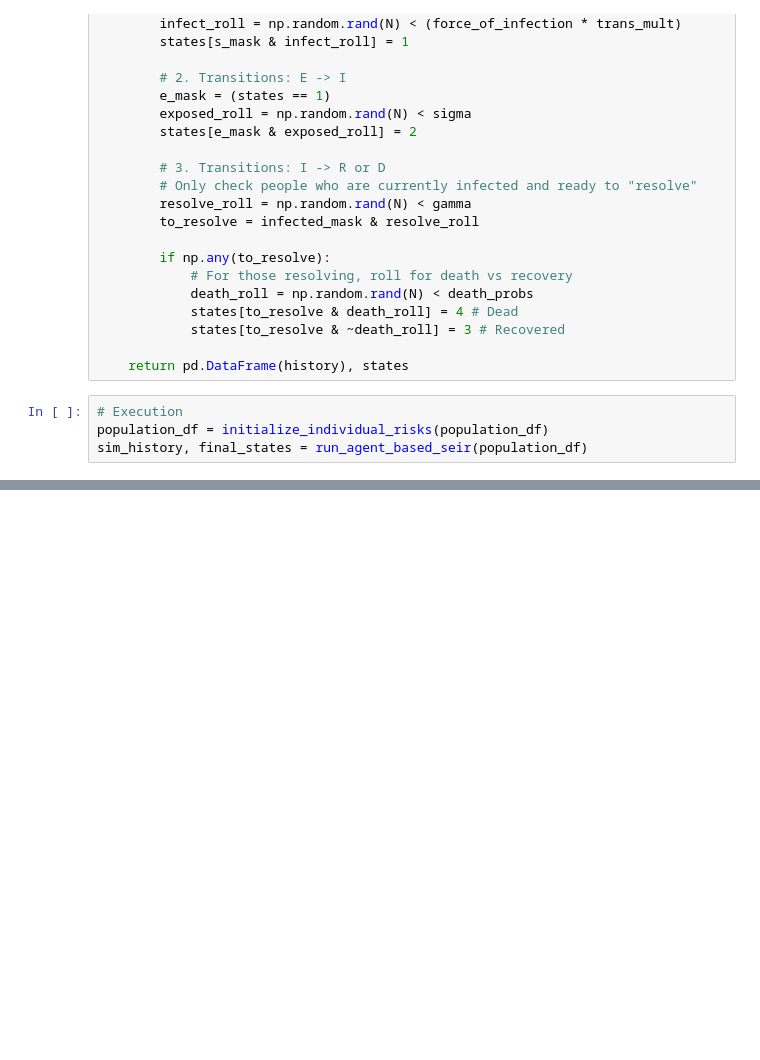
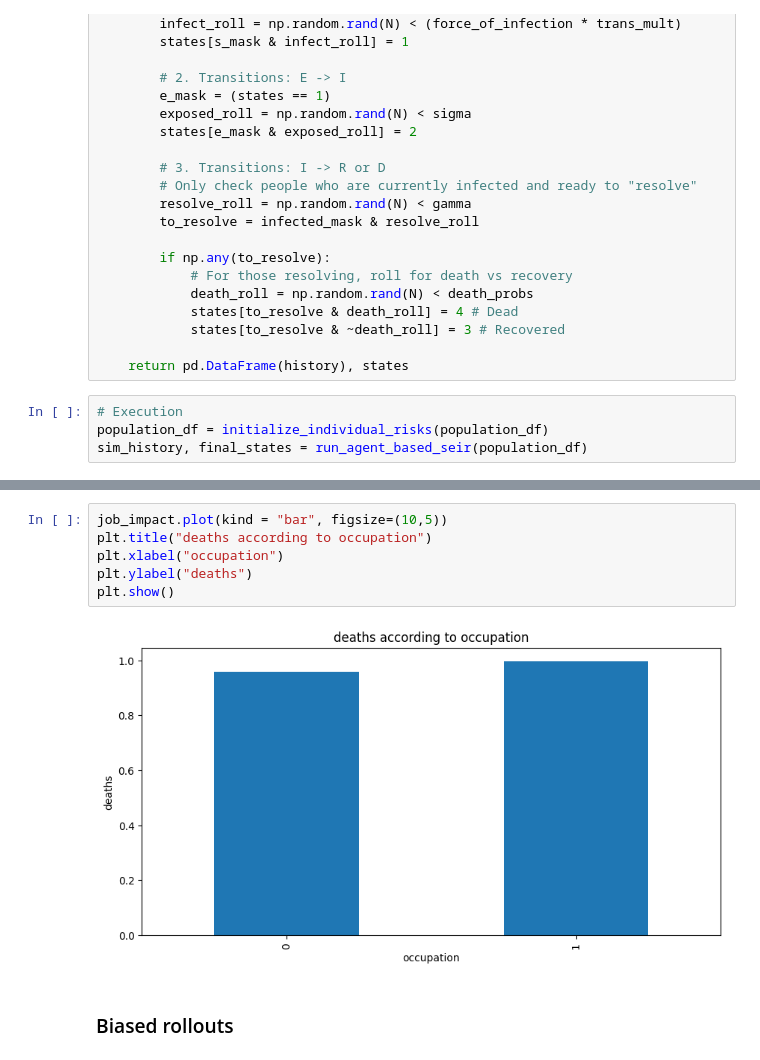
Before and after one commit to Vineeth-chaitanya/Causal-Policy-optimization-for-Vaccine-Allocation, a Jupyter notebook: notebooks/feature_aware_stochastic_SEIR.ipynb, the cells around one changed output, grey strips where cells are left out. Drawn from its saved outputs; the diff is of its cells as text; blank space fills up the shorter version.

```diff
--- a/notebooks/feature_aware_stochastic_SEIR.ipynb
+++ b/notebooks/feature_aware_stochastic_SEIR.ipynb
@@ -132,0 +151,10 @@ Name: was_infected, dtype: float64
+# %%
+job_impact.plot(kind = "bar", figsize=(10,5))
+plt.title("deaths according to occupation")
+plt.xlabel("occupation")
+plt.ylabel("deaths")
+plt.show()
+# %% [output]
+[figure, added]
+# %% [markdown]
+### Biased rollouts
```
Also changed, not shown: parts of 10 cells of this notebook, 1 other file.
